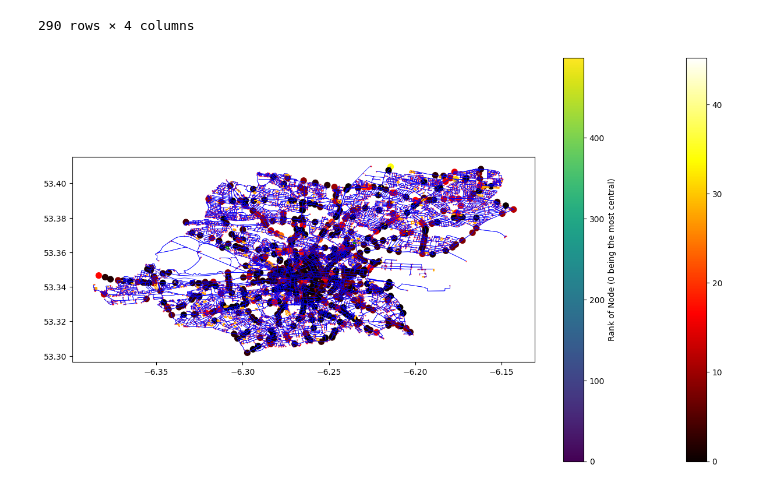
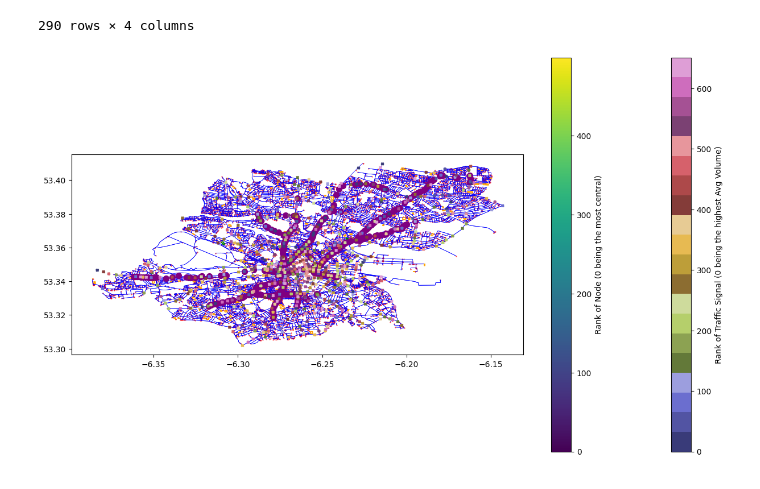
Before and after one commit to williamosherson/hackathon, a Jupyter notebook: hackathon.ipynb, the cells around one changed output. Saved outputs shown, nothing was run; the diff lists cells and outputs as text; code cells hidden in the pictures.

```diff
--- a/hackathon.ipynb
+++ b/hackathon.ipynb
@@ -310,42 +310,59 @@ top_nodes_gdf = visualnodes.iloc[top_node_indices]
 cmap = plt.cm.get_cmap('viridis') # Get the colormap object
 
 # Generate colors based on the rank of the node
 colors = cmap(np.linspace(0, 1, n))
 
 # Create a GeoDataFrame for the traffic signals from the averaged_df
 traffic_signals_geometry = gpd.points_from_xy(averaged_df['Long'], averaged_df['Lat'])
 traffic_signals_gdf = gpd.GeoDataFrame(averaged_df, geometry=traffic_signals_geometry)
 
+# Sort traffic_signals_gdf by Avg_Volume in descending order
+traffic_signals_gdf_sorted = traffic_signals_gdf.sort_values(by='Avg_Volume', ascending=False).reset_index(drop=True)
+
+# Create a colormap for the traffic signals based on their rank
+cmap_traffic = plt.cm.get_cmap('tab20b') # Get the colormap object
+
+# Generate colors based on the rank of the traffic signal
+colors_traffic = cmap_traffic(np.linspace(0, 1, len(traffic_signals_gdf_sorted)))
+
 
 # Now plot the GeoDataFrames
 fig, ax = plt.subplots(1, 1, figsize=(16, 9)) # Increase figure size
 
-# Plot the edges first
-other_edges.plot(ax=ax, linewidth=0.5, color='blue') # Plot other edges in blue
-doubled_edges.plot(ax=ax, linewidth=1.0, color='orange') # Increased linewidth for doubled roads
-trippled_edges.plot(ax=ax, linewidth=1, color='green') # Increased linewidth for trippled roads
+# Plot all nodes as red dots with reduced size and a lower zorder
+visualnodes.plot(ax=ax, markersize=0.2, color='red', zorder=1)
 
-# Plot all nodes as red dots with reduced size
-visualnodes.plot(ax=ax, markersize=0.2, color='red')
+# Plot the edges with a higher zorder than the red nodes
+other_edges.plot(ax=ax, linewidth=0.5, color='blue', zorder=2) # Plot other edges in blue
+doubled_edges.plot(ax=ax, linewidth=1.0, color='orange', zorder=2) # Increased linewidth for doubled roads
+trippled_edges.plot(ax=ax, linewidth=1, color='green', zorder=2) # Increased linewidth for trippled roads
 
-# Plot the top n nodes on top of all other nodes
-top_nodes_gdf.plot(ax=ax, markersize=50, color='purple') # Increased markersize and varying color for top nodes
 
-# Plot the traffic signals colored by Avg_Volume
-traffic_signals_gdf.plot(ax=ax, markersize=10, column='Avg_Volume', legend=True, cmap='Reds', marker='X', label='Traffic Signals (Avg Volume)')
+# Plot the top n nodes on top of all other elements
+top_nodes_gdf.plot(ax=ax, markersize=50, color='purple', zorder=3) # Increased markersize and varying color for top nodes
+
+# Plot the traffic signals colored by their rank
+traffic_signals_gdf_sorted.plot(ax=ax, markersize=10, color=colors_traffic, marker='X', label='Traffic Signals (Rank by Avg Volume)', zorder=4)
+
+# Add a color bar for the traffic signals
+norm_traffic = mcolors.Normalize(vmin=0, vmax=len(traffic_signals_gdf_sorted)-1) # Normalize the color scale to the number of traffic signals
+sm_traffic = plt.cm.ScalarMappable(cmap=cmap_traffic, norm=norm_traffic)
+sm_traffic.set_array([]) # Needed for the colorbar to work
+cbar_traffic = fig.colorbar(sm_traffic, ax=ax)
+cbar_traffic.set_label('Rank of Traffic Signal (0 being the highest Avg Volume)')
 
 
 # Add a color bar for the top nodes
 norm = mcolors.Normalize(vmin=0, vmax=n-1) # Normalize the color scale to the number of nodes
 sm = plt.cm.ScalarMappable(cmap=cmap, norm=norm)
 sm.set_array([]) # Needed for the colorbar to work
 cbar = fig.colorbar(sm, ax=ax)
 cbar.set_label('Rank of Node (0 being the most central)')
 
 
 # Save the figure before showing it
-# plt.savefig('edges_plot_with_top_nodes_gradient.png', dpi=1000) # Save with higher dpi and new filename
+plt.savefig('edges_plot_with_top_nodes_gradient.png', dpi=1000) # Save with higher dpi and new filename
 
 plt.show()
 # %% [output]
-[figure, old version]
+[figure, new version]
```
